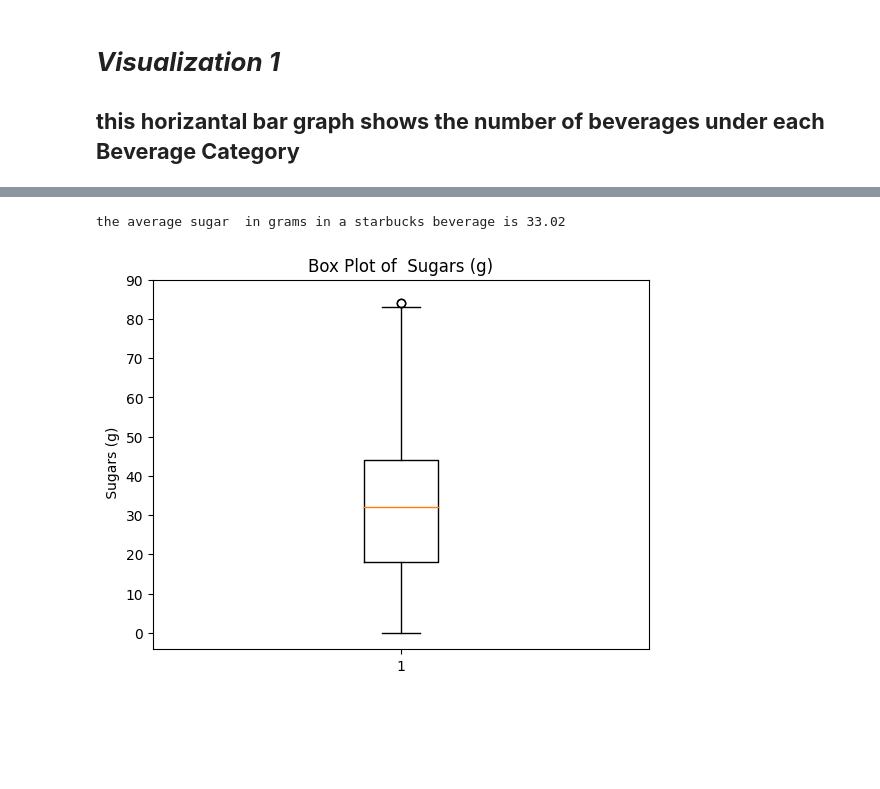
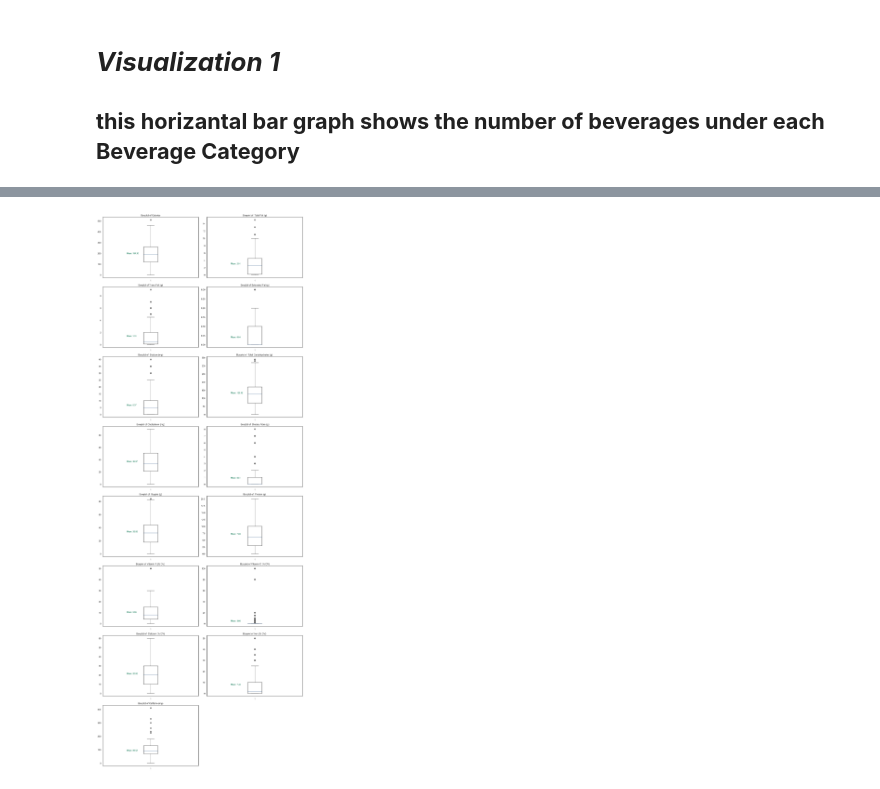
Before and after one commit to nihith-nath/Starbucks-Analysis, a Jupyter notebook: starbucks_analysis.ipynb, the cells around one changed output, grey strips where cells are left out. Saved outputs shown, nothing was run; the diff lists cells and outputs as text; code cells hidden in the pictures; blank space fills up the shorter version.

```diff
--- a/starbucks_analysis.ipynb
+++ b/starbucks_analysis.ipynb
@@ -173,18 +201,24 @@ bev_counts.plot(kind = "barh",color =custom_palette )
-# %%
-col_name = " Sugars (g)"
-
-avg_sugar_val  = round(drinks_df[col_name].mean(),2)
-avg_sugar_val
-
-print(f"the average sugar  in grams in a starbucks beverage is {avg_sugar_val}")
-
-#box plot
-plt.boxplot(drinks_df[col_name])
-
-plt.ylabel(col_name)
-plt.title(f'Box Plot of {col_name}')
-plt.yticks(range(0, int(drinks_df[col_name].max()) + 10, 10))
-plt.show()
-# %% [output]
-the average sugar  in grams in a starbucks beverage is 33.02
-[figure, removed]
+# %%
+import matplotlib.pyplot as plt
+import math
+
+nut_columns = ['Calories', ' Total Fat (g)', 'Trans Fat (g) ', 'Saturated Fat (g)', ' Sodium (mg)',
+                    ' Total Carbohydrates (g) ', 'Cholesterol (mg)', ' Dietary Fibre (g)',
+                    ' Sugars (g)', ' Protein (g) ', 'Vitamin A (% DV) ', 'Vitamin C (% DV)',
+                    ' Calcium (% DV) ', 'Iron (% DV) ', 'Caffeine (mg)']
+
+df_sub = drinks_df[nut_columns]
+num_columns = len(nut_columns)
+num_rows = math.ceil(num_columns / 2)
+plt.figure(figsize=(15, 5 * num_rows))
+for i, column in enumerate(df_sub.columns, 1):
+    plt.subplot(num_rows, 2, i)
+    plt.boxplot(df_sub[column])
+    mean_value = df_sub[column].mean()
+    plt.text(0.75, mean_value, f'Mean: {mean_value:.2f}', color= starbucks_green, fontsize=10)
+    plt.title(f'Boxplot of {column}')
+
+plt.tight_layout()
+plt.show()
+# %% [output]
+[figure, added]
```
Also changed, not shown: parts of 11 cells of this notebook.
